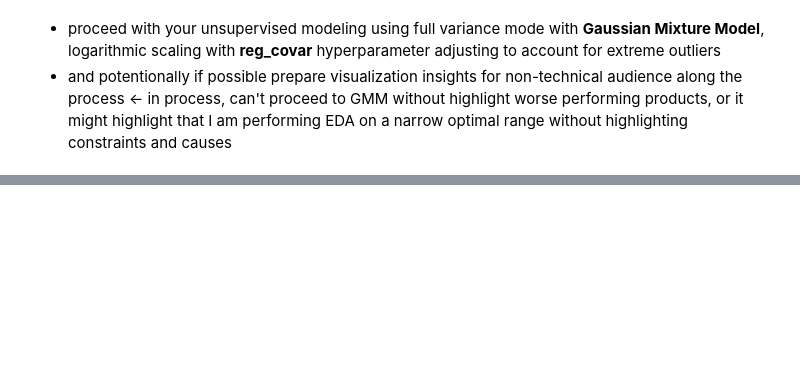
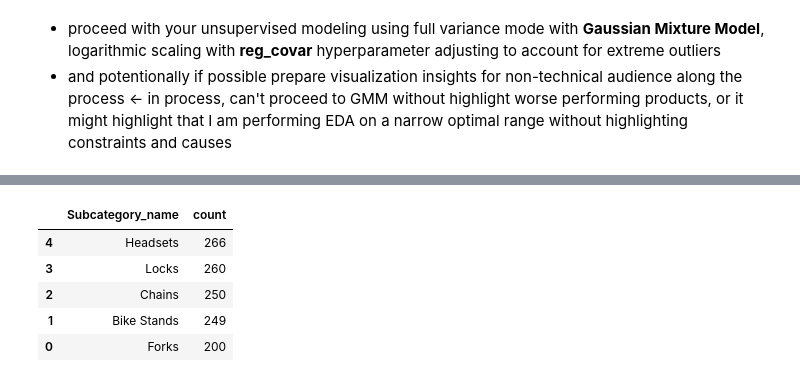
Before and after one commit to AtlasMarbx/AdventureWorks-Data-Migration-and-insight-extraction, a Jupyter notebook: EDA_process.ipynb, the cells around one changed output, grey strips where cells are left out. Cells and saved outputs as stored; diff of their text form; code cells hidden in the pictures; blank space fills up the shorter version.

```diff
--- a/EDA_process.ipynb
+++ b/EDA_process.ipynb
@@ -1463,0 +1573,17 @@ plt.show()
+# %%
+subcategory_subset = summary_table[['ProductSubcategoryID']]
+sub_category_name = pd.merge(subcategory_subset, df_product_subcategory, on='ProductSubcategoryID')
+category_name = pd.merge(sub_category_name, df_product_category, on='ProductCategoryID')
+
+category_name.rename(columns={'Name_x': 'Subcategory_name', 'Name_y': 'Category_name' }, inplace=True)
+
+least_frequent_subcategories = category_name['Subcategory_name'].value_counts().sort_values(ascending=True).reset_index().head(5)
+
+least_frequent_subcategories.sort_values(by='count', ascending=False)
+# %% [output]
+|  | Subcategory_name | count |
+| 4 | Headsets | 266 |
+| 3 | Locks | 260 |
+| 2 | Chains | 250 |
+| 1 | Bike Stands | 249 |
+| 0 | Forks | 200 |
```
Also changed, not shown: parts of 13 cells of this notebook.
